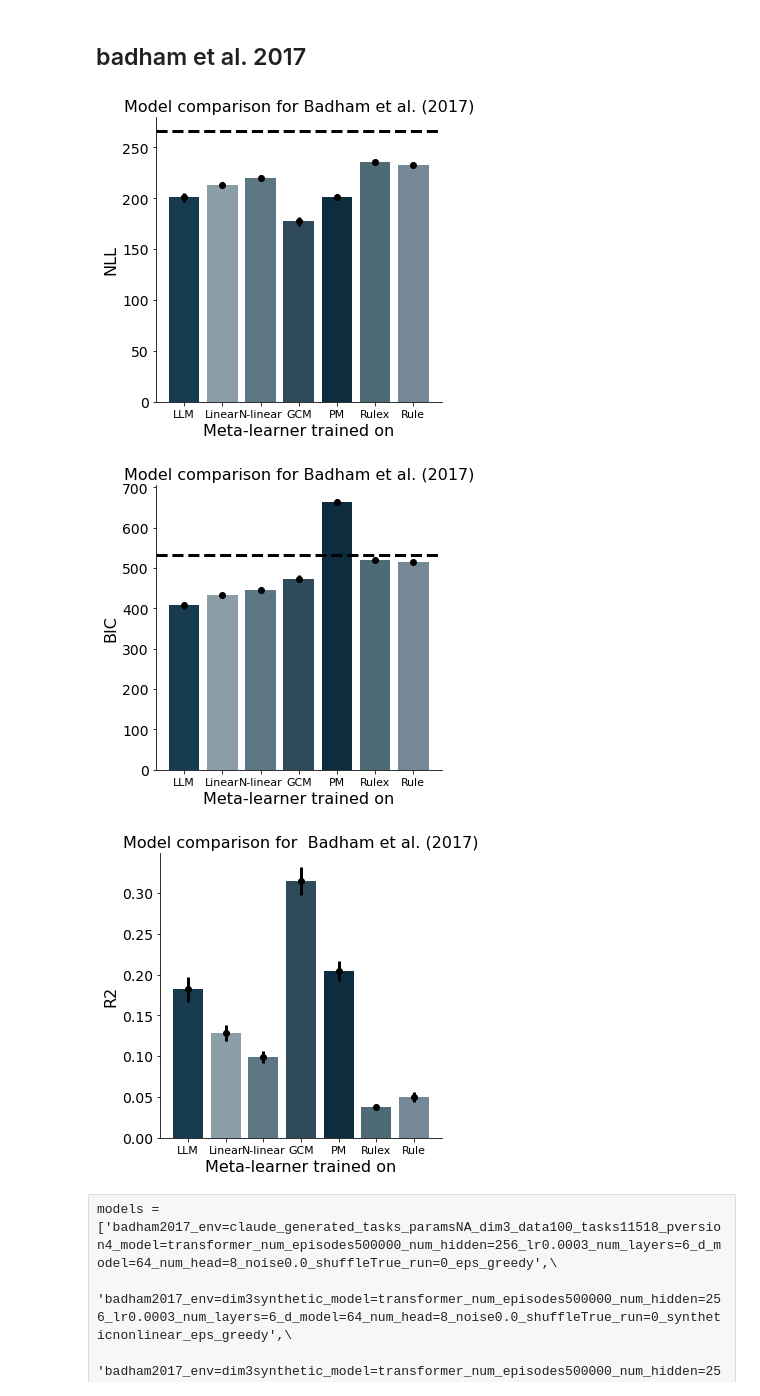
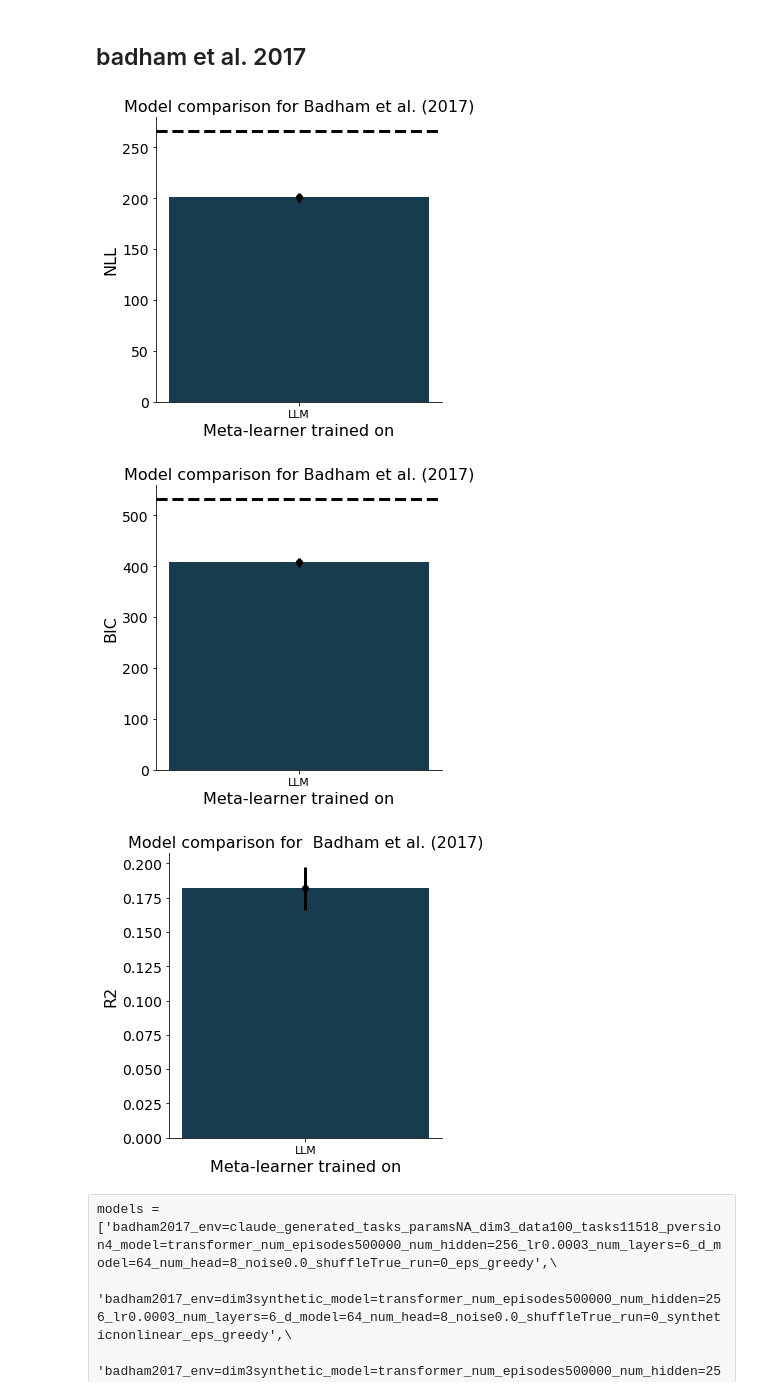
Before and after one commit to akjagadish/vanilla-llama, a Jupyter notebook: categorisation/notebooks/model_comparison.ipynb, the cells around one changed output. Saved outputs shown, nothing was run; the diff lists cells and outputs as text; code cells hidden in the pictures.

```diff
--- a/categorisation/notebooks/model_comparison.ipynb
+++ b/categorisation/notebooks/model_comparison.ipynb
@@ -88,12 +86,12 @@ min nll and parameter: (386.35345458984375, array([0.64014322]))
 ## devraj 2022
 # %%
 models = ['devraj2022_env=claude_generated_tasks_paramsNA_dim6_data500_tasks12910_pversion5_stage2_model=transformer_num_episodes500000_num_hidden=256_lr0.0003_num_layers=6_d_model=64_num_head=8_noise0.0_shuffleTrue_run=1_soft_sigmoid_differential_evolution', \
-          'devraj2022_env=dim6synthetic_model=transformer_num_episodes500000_num_hidden=256_lr0.0003_num_layers=6_d_model=64_num_head=8_noise0.0_shuffleTrue_run=0_synthetic_soft_sigmoid_differential_evolution', \
-          'devraj2022_env=dim6synthetic_model=transformer_num_episodes500000_num_hidden=256_lr0.0003_num_layers=6_d_model=64_num_head=8_noise0.0_shuffleTrue_run=0_syntheticnonlinear_soft_sigmoid_differential_evolution',\
-          'devraj2022_gcm_runs=1_iters=1_blocks=1_loss=nll',\
-          'devraj2022_pm_runs=1_iters=1_blocks=1_loss=nll',\
-          'devraj2022_rulex_runs=1_iters=1_blocks=1_loss=nll_exception=True', \
-          'devraj2022_rulex_runs=1_iters=1_blocks=1_loss=nll_exception=False',
+         # 'devraj2022_env=dim6synthetic_model=transformer_num_episodes500000_num_hidden=256_lr0.0003_num_layers=6_d_model=64_num_head=8_noise0.0_shuffleTrue_run=0_synthetic_soft_sigmoid_differential_evolution', \
+         #  'devraj2022_env=dim6synthetic_model=transformer_num_episodes500000_num_hidden=256_lr0.0003_num_layers=6_d_model=64_num_head=8_noise0.0_shuffleTrue_run=0_syntheticnonlinear_soft_sigmoid_differential_evolution',\
+         #  'devraj2022_gcm_runs=1_iters=1_blocks=1_loss=nll',\
+         #  'devraj2022_pm_runs=1_iters=1_blocks=1_loss=nll',\
+         #  'devraj2022_rulex_runs=1_iters=1_blocks=1_loss=nll_exception=True', \
+         #  'devraj2022_rulex_runs=1_iters=1_blocks=1_loss=nll_exception=False',
          ]
 
 # models = [model + "_true" for model in models]
@@ -325,12 +331,12 @@ IndexError: list index out of range
 ## badham et al. 2017
 # %%
 models = ['badham2017_env=claude_generated_tasks_paramsNA_dim3_data100_tasks11518_pversion4_model=transformer_num_episodes500000_num_hidden=256_lr0.0003_num_layers=6_d_model=64_num_head=8_noise0.0_shuffleTrue_run=0_soft_sigmoid_differential_evolution',\
-            'badham2017_env=dim3synthetic_model=transformer_num_episodes500000_num_hidden=256_lr0.0003_num_layers=6_d_model=64_num_head=8_noise0.0_shuffleTrue_run=0_syntheticnonlinear_soft_sigmoid_differential_evolution',\
-            'badham2017_env=dim3synthetic_model=transformer_num_episodes500000_num_hidden=256_lr0.0003_num_layers=6_d_model=64_num_head=8_noise0.0_shuffleTrue_run=0_synthetic_soft_sigmoid_differential_evolution',\
-            'badham2017_gcm_runs=1_iters=1_blocks=1_loss=nll',\
-            'badham2017_pm_runs=1_iters=1_blocks=1_loss=nll',\
-            'badham2017_rulex_runs=1_iters=1_blocks=1_loss=nll_exception=True',\
-            'badham2017_rulex_runs=1_iters=1_blocks=1_loss=nll_exception=False',
+            # 'badham2017_env=dim3synthetic_model=transformer_num_episodes500000_num_hidden=256_lr0.0003_num_layers=6_d_model=64_num_head=8_noise0.0_shuffleTrue_run=0_syntheticnonlinear_soft_sigmoid_differential_evolution',\
+            # 'badham2017_env=dim3synthetic_model=transformer_num_episodes500000_num_hidden=256_lr0.0003_num_layers=6_d_model=64_num_head=8_noise0.0_shuffleTrue_run=0_synthetic_soft_sigmoid_differential_evolution',\
+            # 'badham2017_gcm_runs=1_iters=1_blocks=1_loss=nll',\
+            # 'badham2017_pm_runs=1_iters=1_blocks=1_loss=nll',\
+            # 'badham2017_rulex_runs=1_iters=1_blocks=1_loss=nll_exception=True',\
+            # 'badham2017_rulex_runs=1_iters=1_blocks=1_loss=nll_exception=False',
          ]
 nlls,fitted_betas, r2s = [], [], []
 model_accs = []
@@ -375,6 +381,7 @@ for model_name in models:
 
 num_participants = len(nlls[0])
 MODELS = ['LLM', 'Linear', 'N-linear', 'GCM', 'PM', 'Rulex', 'Rule']
+MODELS = MODELS[:len(nlls)]
 # set colors depending on number of models in MODELS
 colors = ['#173b4f', '#8b9da7', '#5d7684', '#2f4a5a', '#0d2c3d', '#4d6a75', '#748995']
 # compare mean nlls across models in a bar plot
@@ -403,36 +410,36 @@ ax.bar(bar_positions, np.array(bics).mean(1), color=colors, width=0.4)
 ax.errorbar(bar_positions, np.array(bics).mean(1), yerr=np.array(bics).std(1)/np.sqrt(num_participants-1), c='k', lw=3, fmt="o")
 # add chance level line for 616 trials with binary choices
 ax.axhline(y=-np.log(0.5)*num_trials*2, color='k', linestyle='--', lw=3)
 ax.set_xlabel('Meta-learner trained on', fontsize=FONTSIZE)
 ax.set_ylabel('BIC', fontsize=FONTSIZE)
 ax.set_xticks(bar_positions)  # Set x-tick positions to bar_positions
 ax.set_xticklabels(MODELS, fontsize=FONTSIZE-5)  # Assign category names to x-tick labels
 ax.set_title(f'Model comparison for Badham et al. (2017)', fontsize=FONTSIZE)
 # plt.xticks(fontsize=FONTSIZE-2)
 plt.yticks(fontsize=FONTSIZE-2)
 sns.despine()
 f.tight_layout()
 plt.show()
 
 num_participants = len(nlls[0])
 # compare mean r2s across models in a bar plot
 f, ax = plt.subplots(1, 1, figsize=(5,5))
 bar_positions = np.arange(len(r2s))*0.5
 ax.bar(bar_positions, np.array(r2s).mean(1), color=colors, width=0.4)
 ax.errorbar(bar_positions, np.array(r2s).mean(1), yerr=np.array(r2s).std(1)/np.sqrt(num_participants-1), c='k', lw=3, fmt="o")
 ax.set_xlabel('Meta-learner trained on', fontsize=FONTSIZE)
 ax.set_ylabel('R2', fontsize=FONTSIZE)
 ax.set_xticks(bar_positions)  # Set x-tick positions to bar_positions
 ax.set_xticklabels(MODELS, fontsize=FONTSIZE-5)  # Assign category names to x-tick labels
 ax.set_title(f'Model comparison for  Badham et al. (2017)', fontsize=FONTSIZE)
 plt.yticks(fontsize=FONTSIZE-2)
 sns.despine()
 f.tight_layout()
 plt.show()
 # %% [output]
-[figure, old version]
+[figure, new version]
-[figure, old version]
+[figure, new version]
-[figure, old version]
+[figure, new version]
 # %% [raw]
 models = ['badham2017_env=claude_generated_tasks_paramsNA_dim3_data100_tasks11518_pversion4_model=transformer_num_episodes500000_num_hidden=256_lr0.0003_num_layers=6_d_model=64_num_head=8_noise0.0_shuffleTrue_run=0_eps_greedy',\
             'badham2017_env=dim3synthetic_model=transformer_num_episodes500000_num_hidden=256_lr0.0003_num_layers=6_d_model=64_num_head=8_noise0.0_shuffleTrue_run=0_syntheticnonlinear_eps_greedy',\
```
Also changed, not shown: parts of 8 cells of this notebook, 3 other files.
